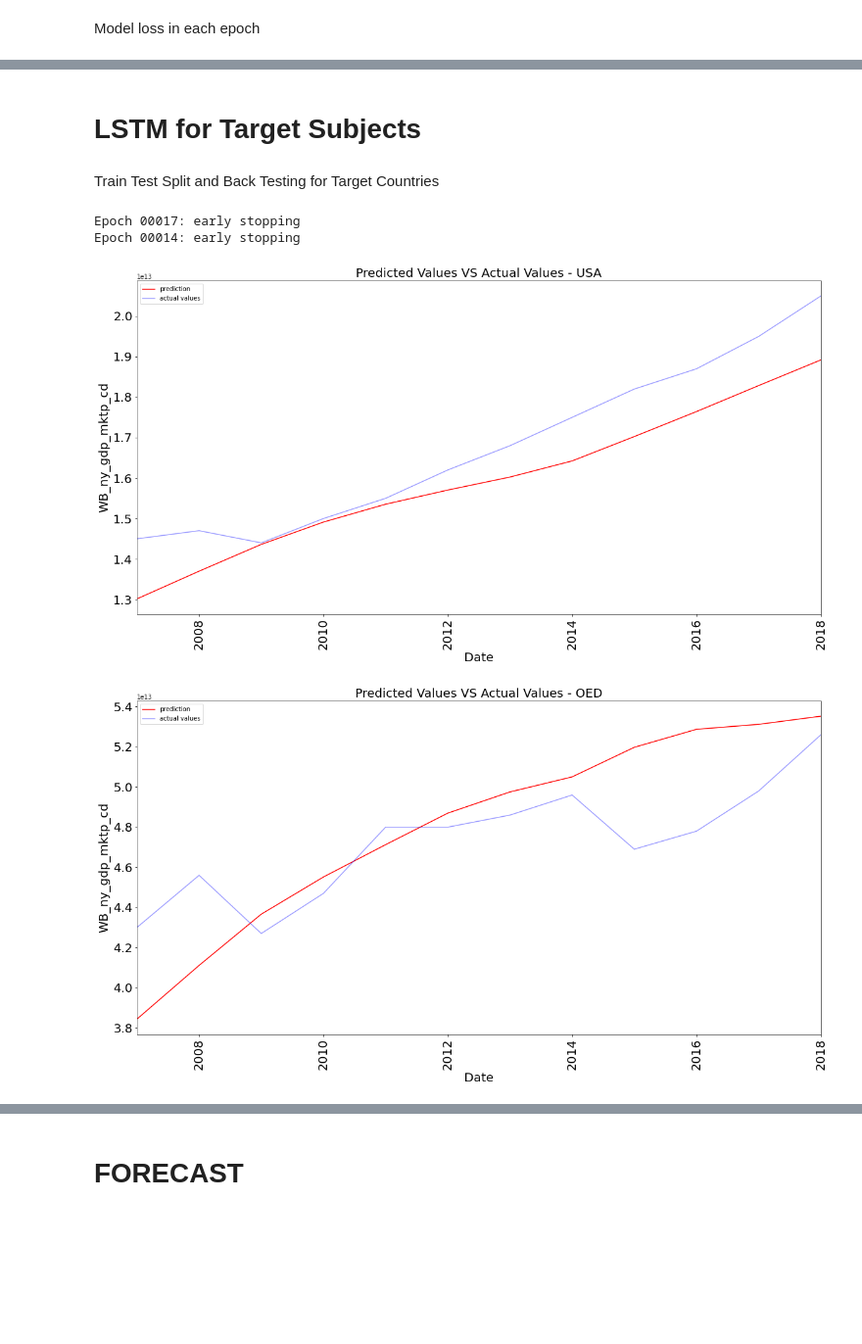
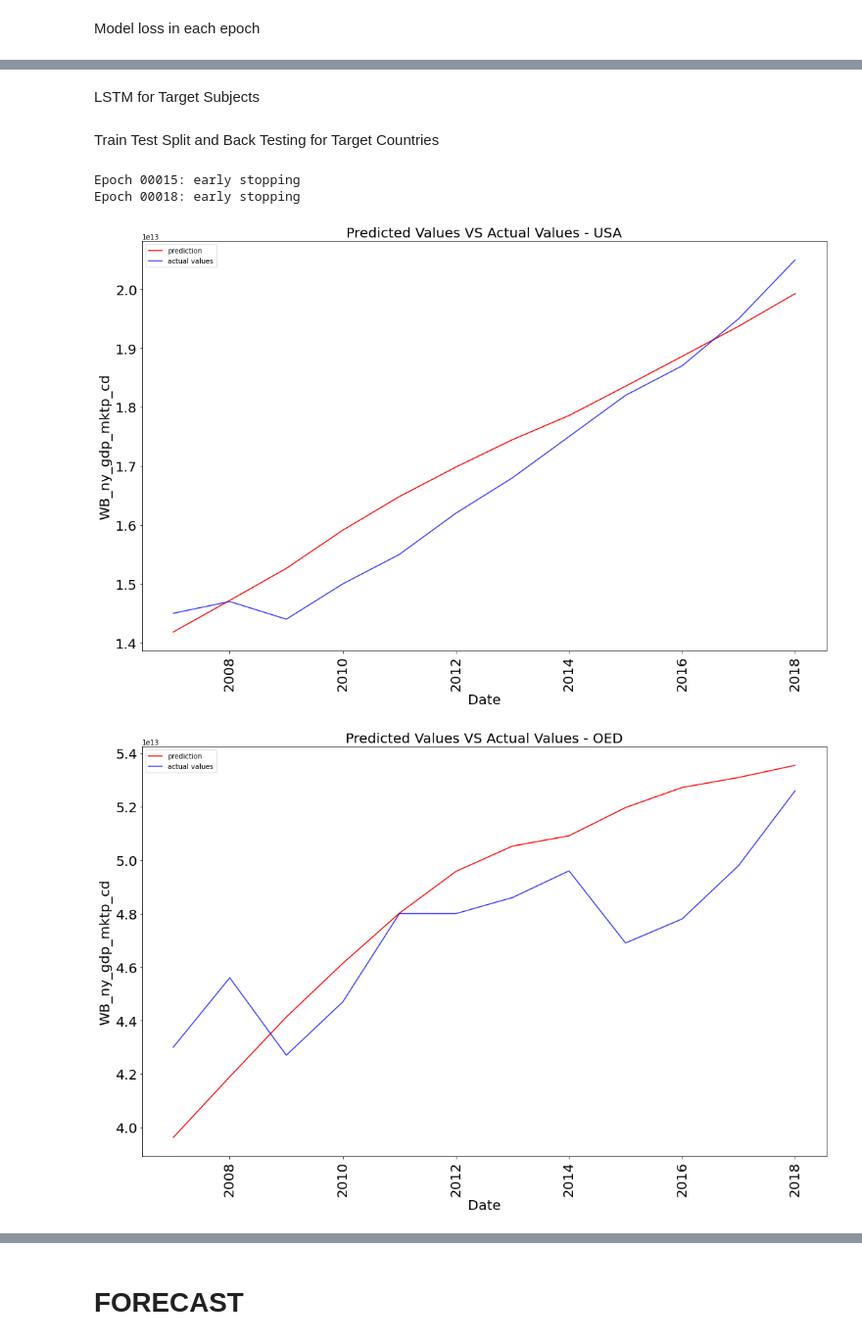
Before and after one commit to haydarevren/automated-insight, a Jupyter notebook: automated-insight.ipynb, the cells around one changed output, grey strips where cells are left out. Shown at 98% size. Drawn from its saved outputs; the diff is of its cells as text; code cells hidden in the pictures; blank space fills up the shorter version.

```diff
--- a/automated-insight.ipynb
+++ b/automated-insight.ipynb
@@ -326,2 +441,5 @@ reduced_df[add_cols]=umap_data
+# %%
+add_cols=[('pca%d' % (j)) for j in range(n_components)]
+reduced_df[add_cols]=pca_data
 # %% [markdown]
 Dataset after dimension reduction:
@@ -410,28 +534,27 @@ X, Y =np.array(X), np.array(Y)
 # %%
 model = Sequential()
 
-model.add(LSTM(units=32*Y.shape[1], activation='relu',input_shape=(X.shape[1], X.shape[2]), return_sequences=True ))
-model.add(Dropout(0.1))
+model.add(LSTM(units=4*Y.shape[1], activation='gelu',input_shape=(X.shape[1], X.shape[2]), return_sequences=True ))
+model.add(Dropout(0.2))
 
-model.add(LSTM(units=8*Y.shape[1],return_sequences=False))
-model.add(Dropout(0.1))
+model.add(LSTM(units=2*Y.shape[1], activation='gelu',return_sequences=False))
+model.add(Dropout(0.2))
 
 model.add(Dense(Y.shape[1]))
 model.add(Activation("linear"))
 
 model.compile(optimizer="adam",
               loss='mse',
-              loss_weights=[1,0.001,0.001,0.01,0.00001,0.00001,0.00001,0.00001,0.00001]
+              loss_weights=[1]*len(target_cols) + [0.5]*2 + [0.5]*(Y.shape[1]-len(target_cols)-2)
              )
-
-t0=time.time()
-
-model.fit(X,Y,
-          epochs=30,
-          batch_size=128,  verbose=0, shuffle=False,
-         )
-
-t1=time.time()
 # %%
+t0=time.time()
+
+model.fit(X,Y,
+          epochs=50,
+          batch_size=128,  verbose=0, shuffle=False,
+         )
+
+t1=time.time()
 print('Runtime for training the model: %.2f s' %(t1-t0))
 # %% [output]
@@ -482,5 +615,5 @@ RMSE is 782718697999
 # %% [markdown]
-# LSTM for Target Subjects
+LSTM for Target Subjects
 # %% [markdown]
 Train Test Split and Back Testing for Target Countries
 # %%
@@ -516,40 +649,42 @@ def train_test_split(subject, percent=0.8):
 # %%
 # loop through target subjects
 for i, subject in enumerate(target_subjects):
     X_train, Y_train, X_test, Y_test, subject_test_range_list = train_test_split(subject)
 
     early_stop = EarlyStopping(monitor='val_loss', mode='min', verbose=1, patience=10)
 
     t0=time.time()
     model.fit(X_train,Y_train,
-              epochs=20,
-              batch_size=32,  verbose=0, shuffle=False,
+              epochs=100,
+              batch_size=8,  verbose=0, shuffle=False,
               validation_data=(X_test, Y_test),
               callbacks=[early_stop])
     t1=time.time()
 #     print('Runtime: %.2f s' %(t1-t0))
     Y_test_pred=model.predict(X_test)
     Y_test_pred=s.inverse_transform(Y_test_pred)
     Y_test_pred=pd.DataFrame(Y_test_pred,index=subject_test_range_list, columns=reduced_df.drop(columns=['SUBJECT','DATE']).columns)
     Y_test_pred['SUBJECT']=reduced_df.loc[subject_test_range_list]['SUBJECT']
     Y_test_pred['DATE']=reduced_df.loc[subject_test_range_list]['DATE']
     Y=reduced_df.loc[subject_test_range_list]
 
-#     print(RMSE(Y[target_cols[0]],Y_test_pred[target_cols[0]]))
 
-    plt.figure(figsize=(20,10))
-    Y_test_pred.groupby('DATE')[target_cols[0]].mean().plot(kind='line',label='prediction',color='red',alpha=1)
-    Y.groupby('DATE')[target_cols[0]].mean().plot(kind='line',label='actual values',color='blue',alpha=0.4)
+    plt.figure(figsize=(15,10))
+    plt.plot('DATE',target_cols[0], data=Y_test_pred, label='prediction',color='red',alpha=1)
+    plt.plot('DATE',target_cols[0], data=Y, label='actual values',color='blue',alpha=0.8)
+
     plt.xticks(rotation=90,size=20)
     plt.yticks(size=20)
 
 
     plt.ylabel(target_cols[0],fontsize=20)
     plt.xlabel('Date',fontsize=20)
     plt.title('Predicted Values VS Actual Values - %s' %(subject),fontsize=20)
     plt.legend()
+
+    plt.tight_layout()
 # %% [output]
-Epoch 00017: early stopping
-Epoch 00014: early stopping
+Epoch 00015: early stopping
+Epoch 00018: early stopping
-[figure, old version]
+[figure, new version]
-[figure, old version]
+[figure, new version]
```
Also changed, not shown: parts of 58 cells of this notebook.
